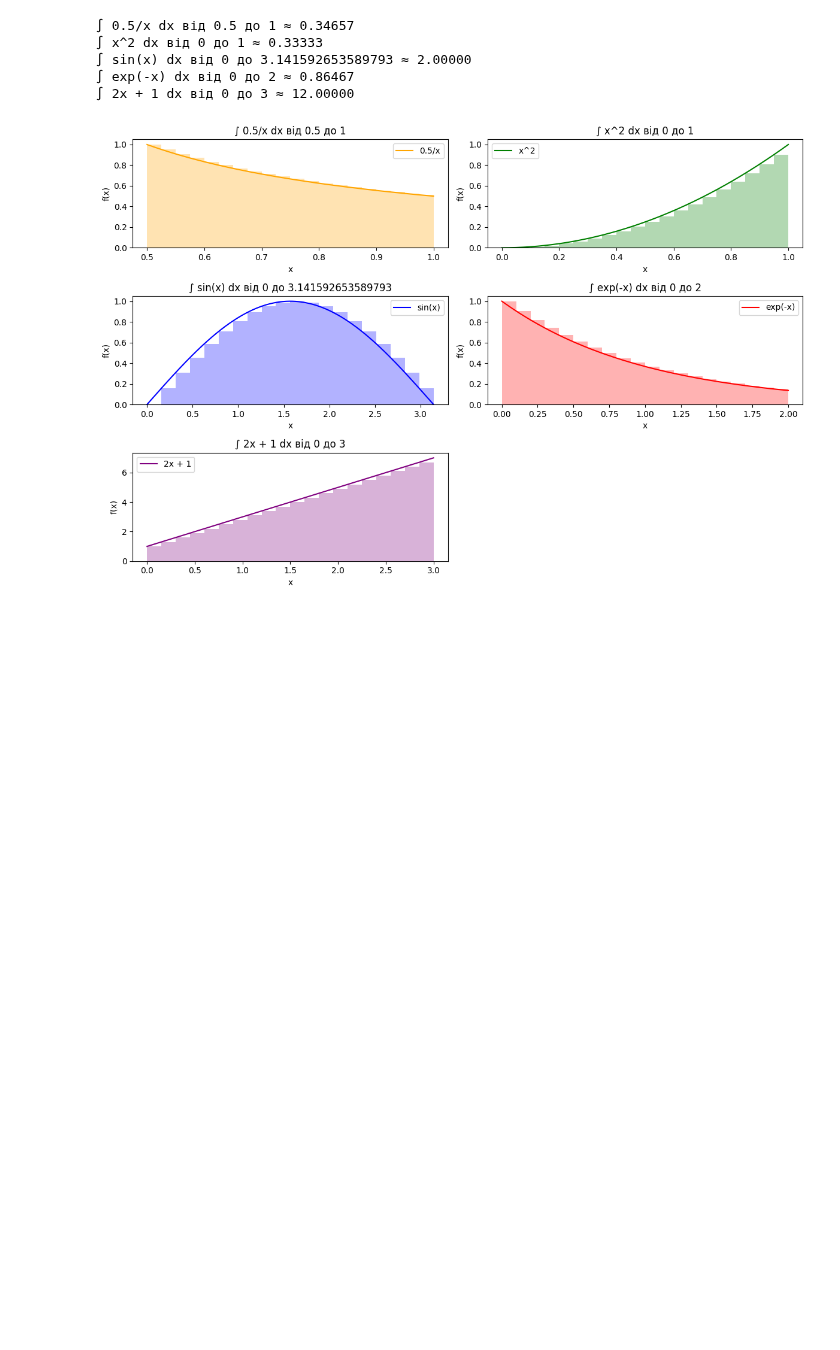
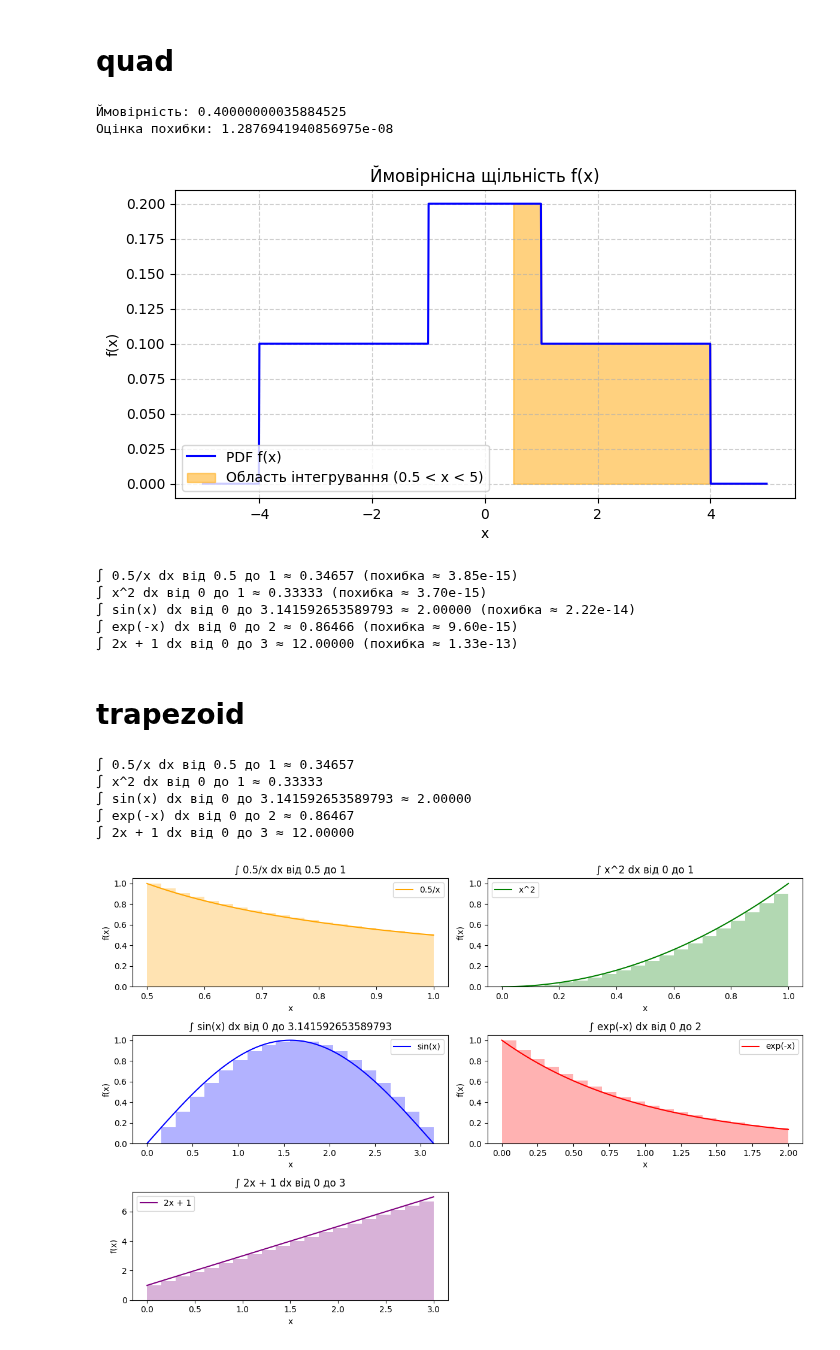
Before and after one commit to Familenko/DS-Lifehacks, a Jupyter notebook: integrate.ipynb, the cells around one changed output. Cells and saved outputs as stored; diff of their text form; code cells hidden in the pictures; blank space fills up the shorter version.

Commit message:
переписав методи інтегрування

```diff
--- a/trapezoid.ipynb
+++ b/integrate.ipynb
@@ -4,3 +5,59 @@ import matplotlib.pyplot as plt
+# %% [markdown]
+# quad
+# %%
+# Визначаємо PDF
+def f(x):
+    if abs(x) < 1:
+        return 0.2
+    elif 1 < abs(x) < 4:
+        return 0.1
+    else:
+        return 0.0
+
+# Інтегруємо від 0.5 до 5
+prob, error = quad(f, 0.5, 5)
+
+print("Ймовірність:", prob)
+print("Оцінка похибки:", error)
+# %% [output]
+Ймовірність: 0.40000000035884525
+Оцінка похибки: 1.2876941940856975e-08
+# %%
+x = np.linspace(-5, 5, 1000)
+y = [f(val) for val in x]
+
+plt.figure(figsize=(8, 4))
+plt.plot(x, y, label="PDF f(x)", color="blue")
+plt.fill_between(x, y, 0, where=(x > 0.5) & (x < 5),
+                 color="orange", alpha=0.5, label="Область інтегрування (0.5 < x < 5)")
+plt.title("Ймовірнісна щільність f(x)")
+plt.xlabel("x")
+plt.ylabel("f(x)")
+plt.grid(True, linestyle="--", alpha=0.6)
+plt.legend()
+plt.show()
+# %% [output]
+[figure, added]
+# %%
+functions = [
+    {"func": lambda x: 0.5 / x, "a": 0.5, "b": 1, "name": "0.5/x", "color": "orange"},
+    {"func": lambda x: x**2, "a": 0, "b": 1, "name": "x^2", "color": "green"},
+    {"func": lambda x: np.sin(x), "a": 0, "b": np.pi, "name": "sin(x)", "color": "blue"},
+    {"func": lambda x: np.exp(-x), "a": 0, "b": 2, "name": "exp(-x)", "color": "red"},
+    {"func": lambda x: 2*x + 1, "a": 0, "b": 3, "name": "2x + 1", "color": "purple"}
+]
+
+for f in functions:
+    integral, error = quad(f["func"], f["a"], f["b"])
+    print(f"∫ {f['name']} dx від {f['a']} до {f['b']} ≈ {integral:.5f} (похибка ≈ {error:.2e})")
+# %% [output]
+∫ 0.5/x dx від 0.5 до 1 ≈ 0.34657 (похибка ≈ 3.85e-15)
+∫ x^2 dx від 0 до 1 ≈ 0.33333 (похибка ≈ 3.70e-15)
+∫ sin(x) dx від 0 до 3.141592653589793 ≈ 2.00000 (похибка ≈ 2.22e-14)
+∫ exp(-x) dx від 0 до 2 ≈ 0.86466 (похибка ≈ 9.60e-15)
+∫ 2x + 1 dx від 0 до 3 ≈ 12.00000 (похибка ≈ 1.33e-13)
+# %% [markdown]
+# trapezoid
 # %%
 functions = [
     {"func": lambda x: 0.5 / x, "a": 0.5, "b": 1, "name": "0.5/x", "color": "orange"},
```
Also changed, not shown: parts of 1 cell of this notebook, 1 other file.
